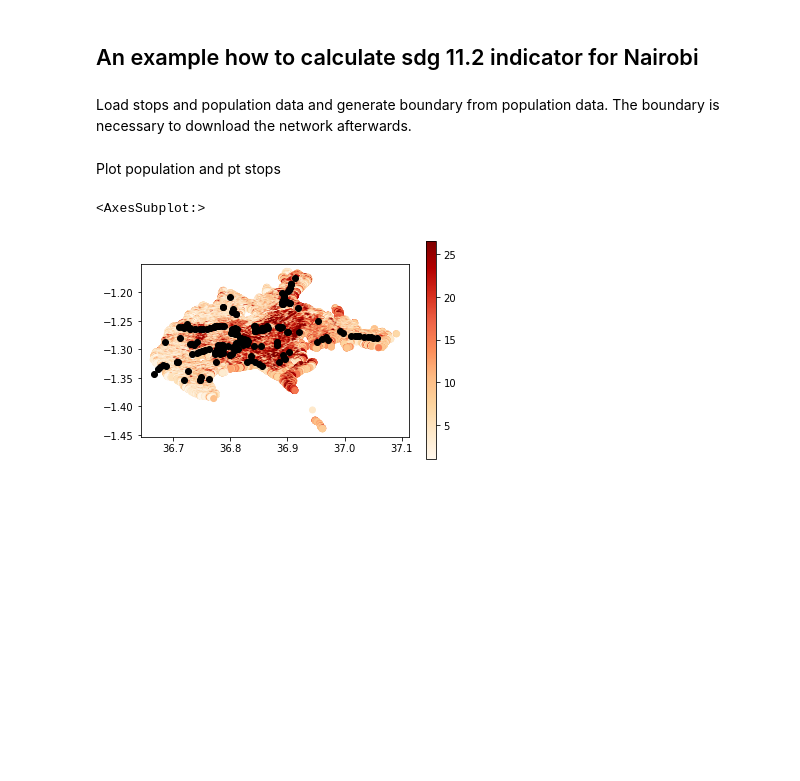
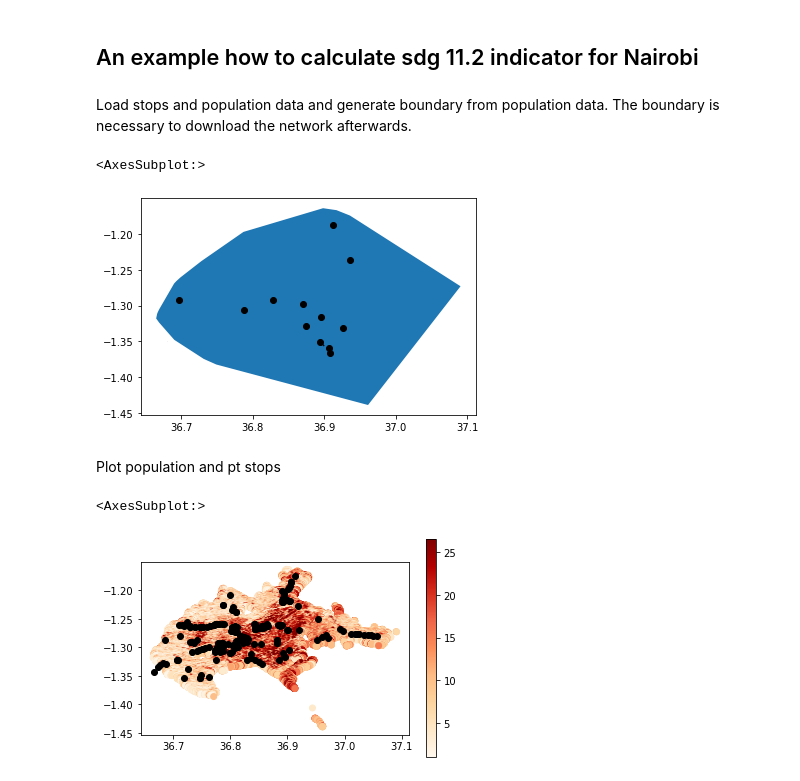
Before and after one commit to DLR-VF/PtAC, a Jupyter notebook: examples/nairobi_example.ipynb, the cells around one changed output. Cells and saved outputs as stored; diff of their text form; code cells hidden in the pictures; blank space fills up the shorter version.

```diff
--- a/examples/nairobi_example.ipynb
+++ b/examples/nairobi_example.ipynb
@@ -24,6 +24,12 @@ stops = pd.concat([stops_low_capacity, stops_high_capacity])
 population_points = gpd.read_file(project_path + "/data/nairobi_population.gpkg")
 boundary_gdf = gpd.GeoDataFrame(index=[0], crs='epsg:4326',
                                 geometry=[population_points.unary_union.convex_hull])
+# %%
+ax = boundary_gdf.plot()
+stops_high_capacity.plot(color="black", ax=ax)
+# %% [output]
+<AxesSubplot:>
+[figure, added]
 # %% [markdown]
 Plot population and pt stops
 # %%
```
Also changed, not shown: parts of 7 cells of this notebook, 6 other files.
